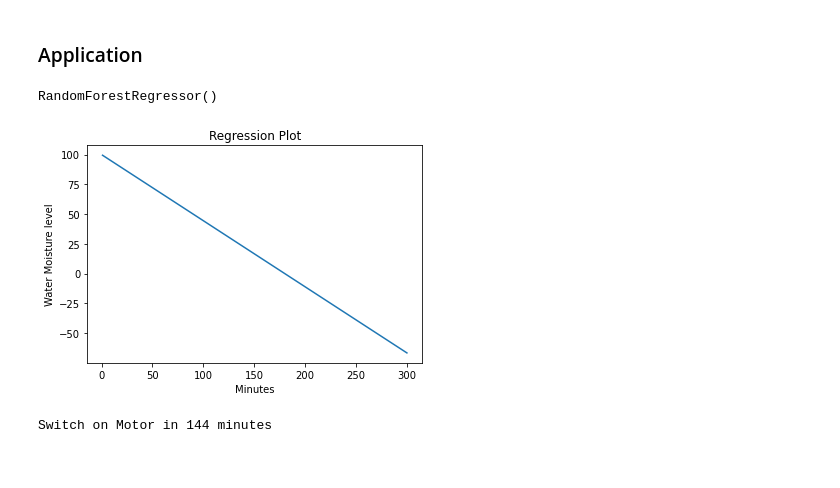
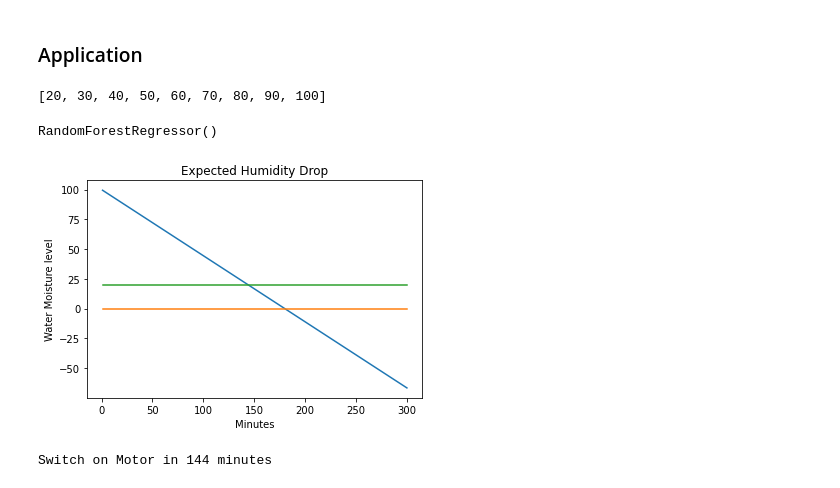
Before and after one commit to abphilip-vit/CollegeP3, a Jupyter notebook: Final.ipynb, the cells around one changed output. Cells and saved outputs as stored; diff of their text form; code cells hidden in the pictures.

```diff
--- a/Final.ipynb
+++ b/Final.ipynb
@@ -196,3 +200,7 @@ al2
+# %%
+m2
+# %% [output]
+[20, 30, 40, 50, 60, 70, 80, 90, 100]
 # %%
 chris = RandomForestRegressor()
 chris.fit(xtrain,ytrain)
@@ -203,15 +211,19 @@ temperature = 39
 humidity = 0.8
 # %%
 ti = list(range(1, 301))
-h = 100-chris.predict(s.transform([[humidity,temperature]]))*ti
+ze = np.zeros(300, dtype = int)
+twe = [q+20 for q in ze]
+h1 = 100-chris.predict(s.transform([[humidity,temperature]]))*ti
 # %%
 plt.plot(ti,h)
-plt.title('Regression Plot')
+plt.plot(ti,ze)
+plt.plot(ti,twe)
+plt.title('Expected Humidity Drop')
 plt.xlabel('Minutes')
 plt.ylabel('Water Moisture level')
 plt.show()
 # %% [output]
-[figure, old version]
+[figure, new version]
 # %%
 for z in range(0,300):
     if(h[z]<20):
```
Also changed, not shown: parts of 2 cells of this notebook.
